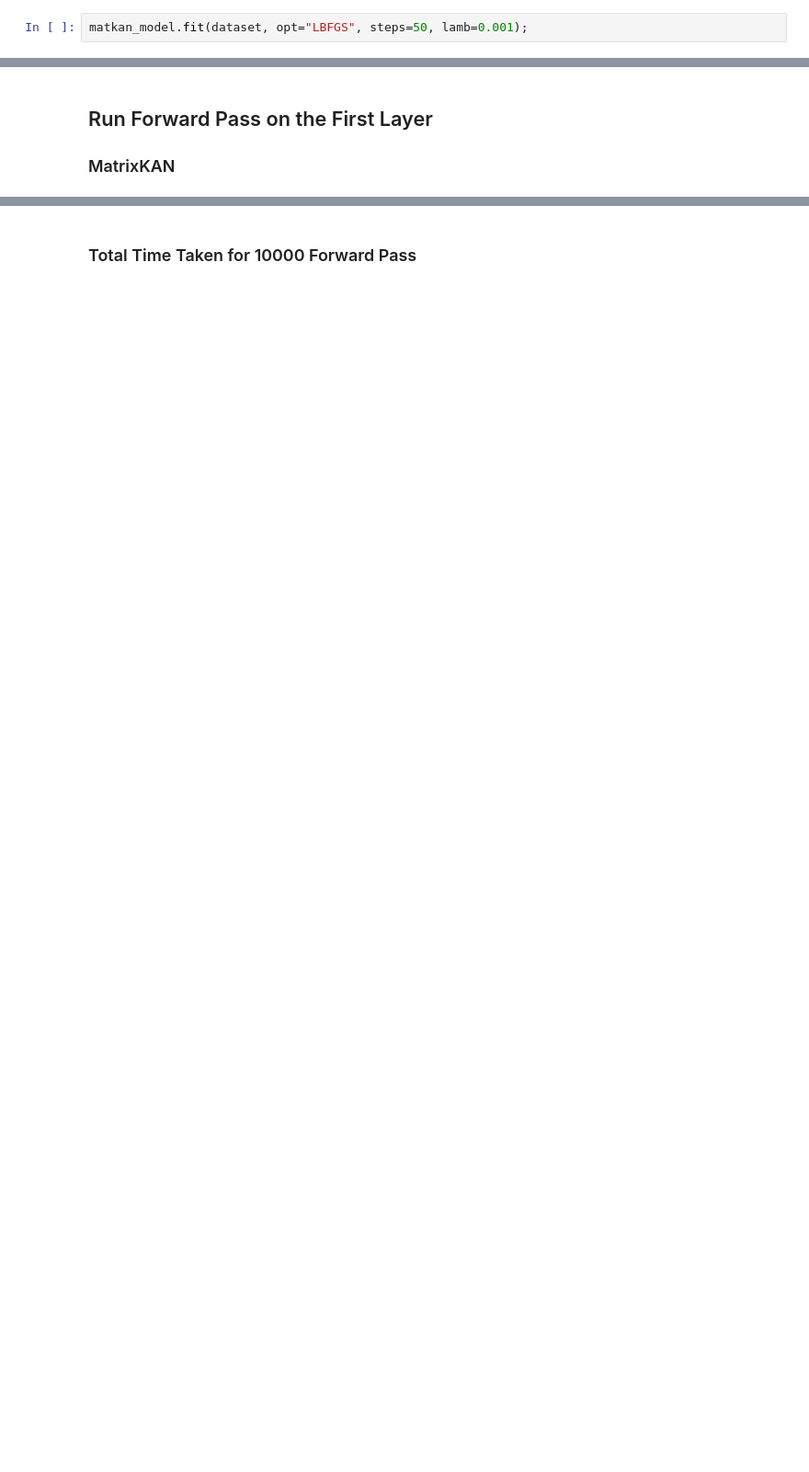
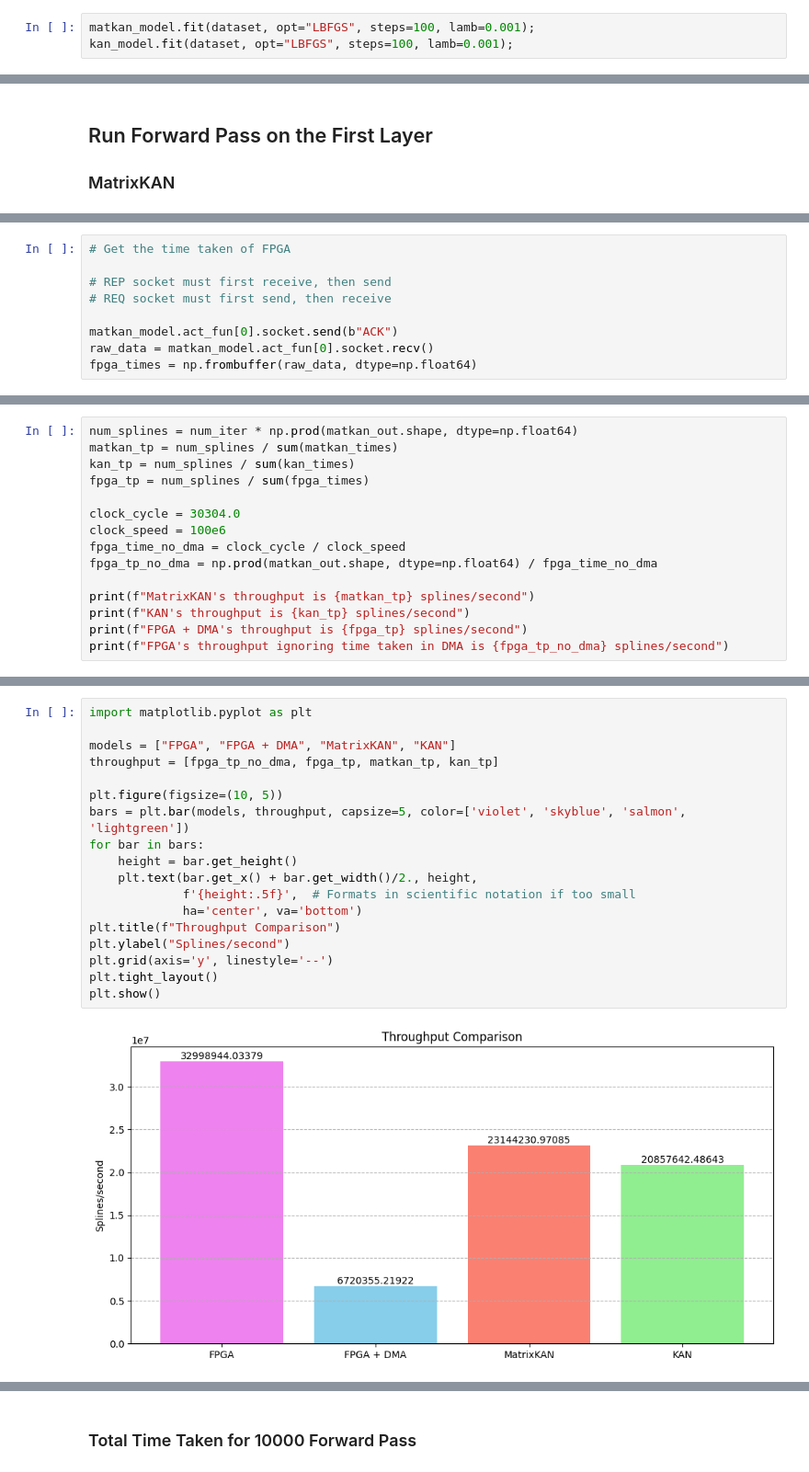
Before and after one commit to KantaphatLeelakunwet/MatrixKAN, a Jupyter notebook: eval_spline.ipynb, the cells around one changed output, grey strips where cells are left out. Shown at 92% size. Saved outputs shown, nothing was run; the diff lists cells and outputs as text; blank space fills up the shorter version.

Commit message:
feat: evaluation code for implementation error, inference time, power consumption, and efficiency

```diff
--- a/eval_spline.ipynb
+++ b/eval_spline.ipynb
@@ -31,4 +35,5 @@ torch.Size([1000, 2]) torch.Size([1000, 1])
 # %% [markdown]
 ## Training
 # %%
-matkan_model.fit(dataset, opt="LBFGS", steps=50, lamb=0.001);
+matkan_model.fit(dataset, opt="LBFGS", steps=100, lamb=0.001);
+kan_model.fit(dataset, opt="LBFGS", steps=100, lamb=0.001);
@@ -104,3 +192,12 @@ with torch.no_grad():
     mv = memoryview(_input_buffer)
     matkan_model.act_fun[0].socket.send(mv)
     fpga_output = matkan_model.act_fun[0].socket.recv()
+# %%
+# Get the time taken of FPGA
+
+# REP socket must first receive, then send
+# REQ socket must first send, then receive
+
+matkan_model.act_fun[0].socket.send(b"ACK")
+raw_data = matkan_model.act_fun[0].socket.recv()
+fpga_times = np.frombuffer(raw_data, dtype=np.float64)
@@ -106,0 +230,15 @@ with torch.no_grad():
+# %%
+num_splines = num_iter * np.prod(matkan_out.shape, dtype=np.float64)
+matkan_tp = num_splines / sum(matkan_times)
+kan_tp = num_splines / sum(kan_times)
+fpga_tp = num_splines / sum(fpga_times)
+
+clock_cycle = 30304.0
+clock_speed = 100e6
+fpga_time_no_dma = clock_cycle / clock_speed
+fpga_tp_no_dma = np.prod(matkan_out.shape, dtype=np.float64) / fpga_time_no_dma
+
+print(f"MatrixKAN's throughput is {matkan_tp} splines/second")
+print(f"KAN's throughput is {kan_tp} splines/second")
+print(f"FPGA + DMA's throughput is {fpga_tp} splines/second")
+print(f"FPGA's throughput ignoring time taken in DMA is {fpga_tp_no_dma} splines/second")
@@ -107,3 +250,23 @@ with torch.no_grad():
+# %%
+import matplotlib.pyplot as plt
+
+models = ["FPGA", "FPGA + DMA", "MatrixKAN", "KAN"]
+throughput = [fpga_tp_no_dma, fpga_tp, matkan_tp, kan_tp]
+
+plt.figure(figsize=(10, 5))
+bars = plt.bar(models, throughput, capsize=5, color=['violet', 'skyblue', 'salmon', 'lightgreen'])
+for bar in bars:
+    height = bar.get_height()
+    plt.text(bar.get_x() + bar.get_width()/2., height,
+             f'{height:.5f}',  # Formats in scientific notation if too small
+             ha='center', va='bottom')
+plt.title(f"Throughput Comparison")
+plt.ylabel("Splines/second")
+plt.grid(axis='y', linestyle='--')
+plt.tight_layout()
+plt.show()
+# %% [output]
+[figure, added]
 # %% [markdown]
 ## Plot Time Taken Distribution of MatrixKAN
 
```
Also changed, not shown: parts of 27 cells of this notebook.
